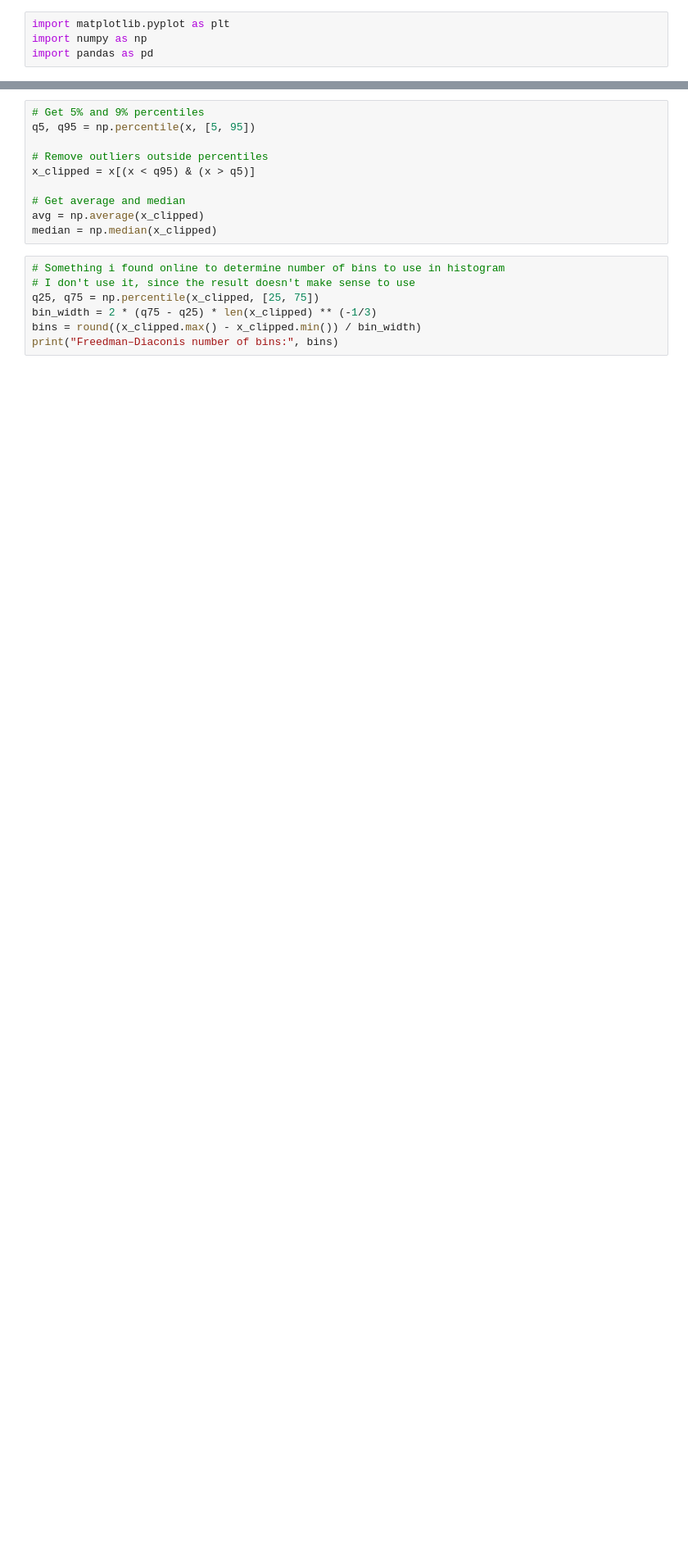
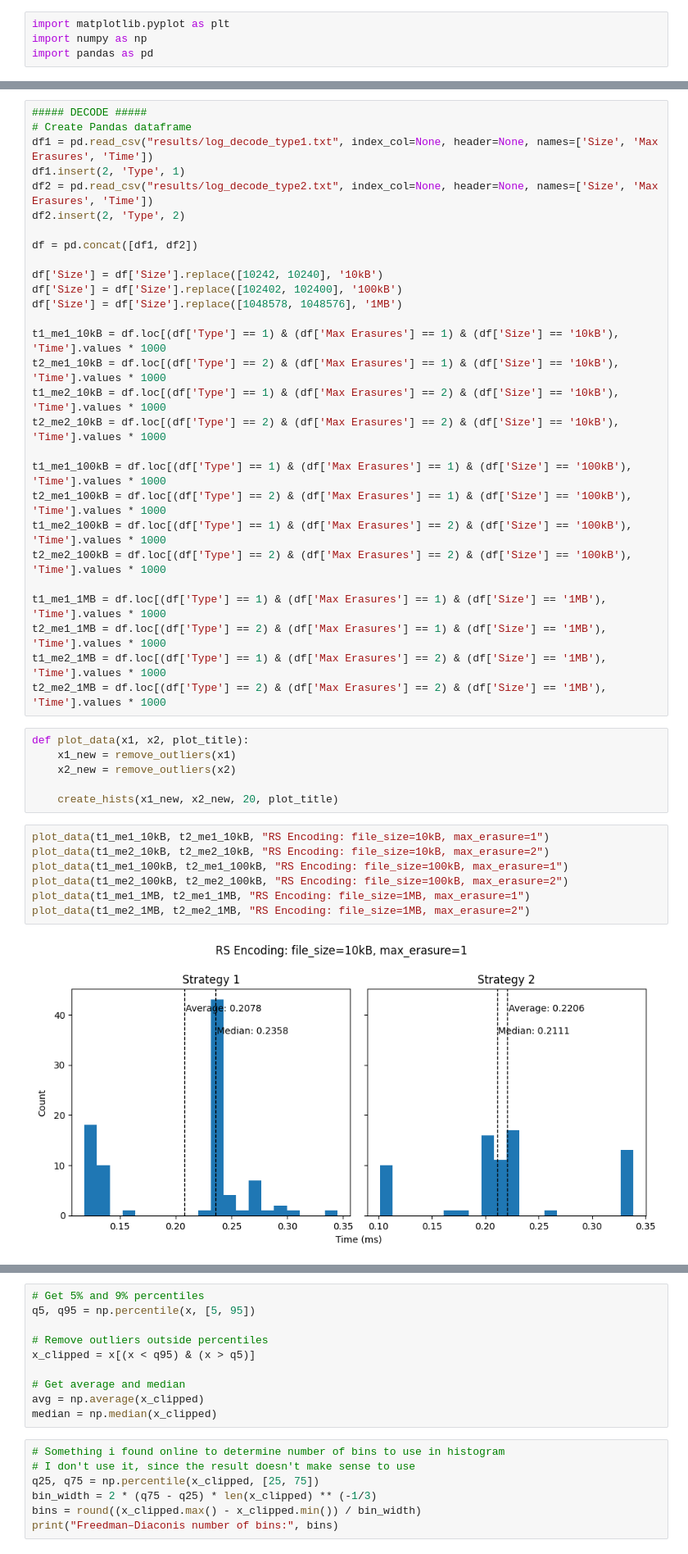
Before and after one commit to glennlaursen/DIST, a Jupyter notebook: MiniProject/Task2/measurements.ipynb, the cells around one changed output, grey strips where cells are left out. Shown: that part at 82% size. Cells and saved outputs as stored; diff of their text form; blank space fills up the shorter version.

Commit message:
Task 2 data processing

```diff
--- a/MiniProject/Task2/measurements.ipynb
+++ b/MiniProject/Task2/measurements.ipynb
@@ -4,0 +66,43 @@ import pandas as pd
+# %%
+##### DECODE #####
+# Create Pandas dataframe
+df1 = pd.read_csv("results/log_decode_type1.txt", index_col=None, header=None, names=['Size', 'Max Erasures', 'Time'])
+df1.insert(2, 'Type', 1)
+df2 = pd.read_csv("results/log_decode_type2.txt", index_col=None, header=None, names=['Size', 'Max Erasures', 'Time'])
+df2.insert(2, 'Type', 2)
+
+df = pd.concat([df1, df2])
+
+df['Size'] = df['Size'].replace([10242, 10240], '10kB')
+df['Size'] = df['Size'].replace([102402, 102400], '100kB')
+df['Size'] = df['Size'].replace([1048578, 1048576], '1MB')
+
+t1_me1_10kB = df.loc[(df['Type'] == 1) & (df['Max Erasures'] == 1) & (df['Size'] == '10kB'), 'Time'].values * 1000
+t2_me1_10kB = df.loc[(df['Type'] == 2) & (df['Max Erasures'] == 1) & (df['Size'] == '10kB'), 'Time'].values * 1000
+t1_me2_10kB = df.loc[(df['Type'] == 1) & (df['Max Erasures'] == 2) & (df['Size'] == '10kB'), 'Time'].values * 1000
+t2_me2_10kB = df.loc[(df['Type'] == 2) & (df['Max Erasures'] == 2) & (df['Size'] == '10kB'), 'Time'].values * 1000
+
+t1_me1_100kB = df.loc[(df['Type'] == 1) & (df['Max Erasures'] == 1) & (df['Size'] == '100kB'), 'Time'].values * 1000
+t2_me1_100kB = df.loc[(df['Type'] == 2) & (df['Max Erasures'] == 1) & (df['Size'] == '100kB'), 'Time'].values * 1000
+t1_me2_100kB = df.loc[(df['Type'] == 1) & (df['Max Erasures'] == 2) & (df['Size'] == '100kB'), 'Time'].values * 1000
+t2_me2_100kB = df.loc[(df['Type'] == 2) & (df['Max Erasures'] == 2) & (df['Size'] == '100kB'), 'Time'].values * 1000
+
+t1_me1_1MB = df.loc[(df['Type'] == 1) & (df['Max Erasures'] == 1) & (df['Size'] == '1MB'), 'Time'].values * 1000
+t2_me1_1MB = df.loc[(df['Type'] == 2) & (df['Max Erasures'] == 1) & (df['Size'] == '1MB'), 'Time'].values * 1000
+t1_me2_1MB = df.loc[(df['Type'] == 1) & (df['Max Erasures'] == 2) & (df['Size'] == '1MB'), 'Time'].values * 1000
+t2_me2_1MB = df.loc[(df['Type'] == 2) & (df['Max Erasures'] == 2) & (df['Size'] == '1MB'), 'Time'].values * 1000
+# %%
+def plot_data(x1, x2, plot_title):
+    x1_new = remove_outliers(x1)
+    x2_new = remove_outliers(x2)
+
+    create_hists(x1_new, x2_new, 20, plot_title)
+# %%
+plot_data(t1_me1_10kB, t2_me1_10kB, "RS Encoding: file_size=10kB, max_erasure=1")
+plot_data(t1_me2_10kB, t2_me2_10kB, "RS Encoding: file_size=10kB, max_erasure=2")
+plot_data(t1_me1_100kB, t2_me1_100kB, "RS Encoding: file_size=100kB, max_erasure=1")
+plot_data(t1_me2_100kB, t2_me2_100kB, "RS Encoding: file_size=100kB, max_erasure=2")
+plot_data(t1_me1_1MB, t2_me1_1MB, "RS Encoding: file_size=1MB, max_erasure=1")
+plot_data(t1_me2_1MB, t2_me2_1MB, "RS Encoding: file_size=1MB, max_erasure=2")
+# %% [output]
+[figure, added]
```
Also changed, not shown: parts of 7 cells of this notebook.
